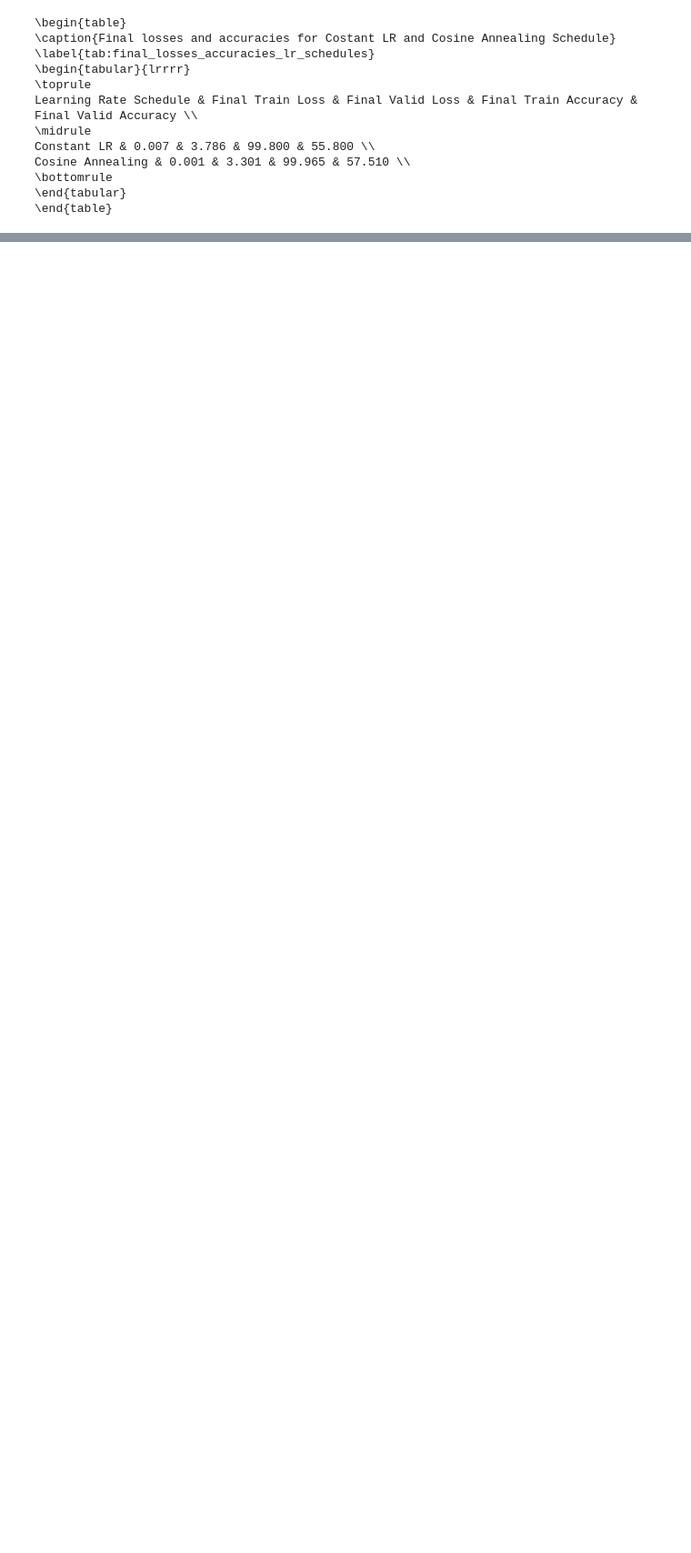
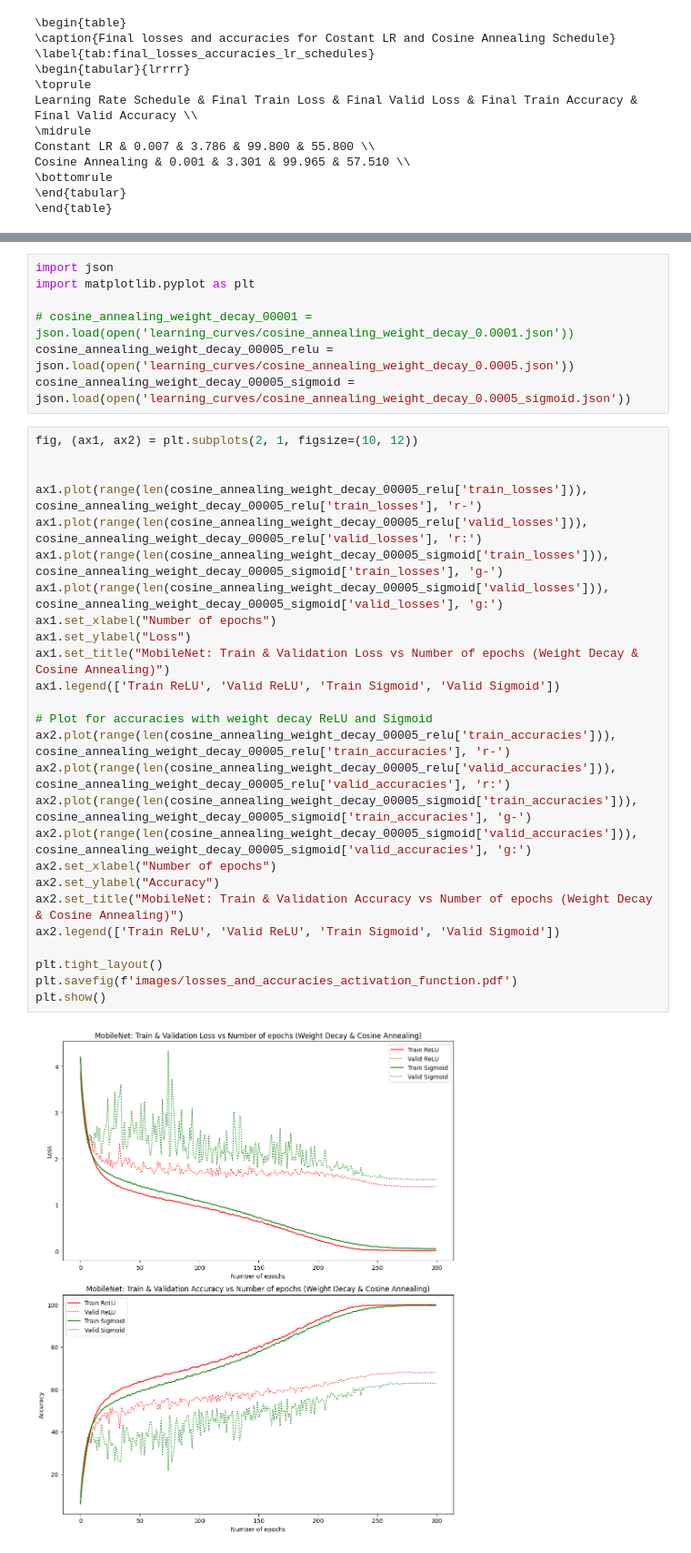
Before and after one commit to giangson19/ai6103_assignment, a Jupyter notebook: visualization.ipynb, the cells around one changed output, grey strips where cells are left out. Shown at 91% size. Cells and saved outputs as stored; diff of their text form; blank space fills up the shorter version.

```diff
--- a/visualization.ipynb
+++ b/visualization.ipynb
@@ -253,0 +377,35 @@ Cosine Annealing & 0.001 & 3.301 & 99.965 & 57.510 \\
+# %%
+import json
+import matplotlib.pyplot as plt
+
+# cosine_annealing_weight_decay_00001 = json.load(open('learning_curves/cosine_annealing_weight_decay_0.0001.json'))
+cosine_annealing_weight_decay_00005_relu = json.load(open('learning_curves/cosine_annealing_weight_decay_0.0005.json'))
+cosine_annealing_weight_decay_00005_sigmoid = json.load(open('learning_curves/cosine_annealing_weight_decay_0.0005_sigmoid.json'))
+# %%
+fig, (ax1, ax2) = plt.subplots(2, 1, figsize=(10, 12))
+
+
+ax1.plot(range(len(cosine_annealing_weight_decay_00005_relu['train_losses'])), cosine_annealing_weight_decay_00005_relu['train_losses'], 'r-')
+ax1.plot(range(len(cosine_annealing_weight_decay_00005_relu['valid_losses'])), cosine_annealing_weight_decay_00005_relu['valid_losses'], 'r:')
+ax1.plot(range(len(cosine_annealing_weight_decay_00005_sigmoid['train_losses'])), cosine_annealing_weight_decay_00005_sigmoid['train_losses'], 'g-')
+ax1.plot(range(len(cosine_annealing_weight_decay_00005_sigmoid['valid_losses'])), cosine_annealing_weight_decay_00005_sigmoid['valid_losses'], 'g:')
+ax1.set_xlabel("Number of epochs")
+ax1.set_ylabel("Loss")
+ax1.set_title("MobileNet: Train & Validation Loss vs Number of epochs (Weight Decay & Cosine Annealing)")
+ax1.legend(['Train ReLU', 'Valid ReLU', 'Train Sigmoid', 'Valid Sigmoid'])
+
+# Plot for accuracies with weight decay ReLU and Sigmoid
+ax2.plot(range(len(cosine_annealing_weight_decay_00005_relu['train_accuracies'])), cosine_annealing_weight_decay_00005_relu['train_accuracies'], 'r-')
+ax2.plot(range(len(cosine_annealing_weight_decay_00005_relu['valid_accuracies'])), cosine_annealing_weight_decay_00005_relu['valid_accuracies'], 'r:')
+ax2.plot(range(len(cosine_annealing_weight_decay_00005_sigmoid['train_accuracies'])), cosine_annealing_weight_decay_00005_sigmoid['train_accuracies'], 'g-')
+ax2.plot(range(len(cosine_annealing_weight_decay_00005_sigmoid['valid_accuracies'])), cosine_annealing_weight_decay_00005_sigmoid['valid_accuracies'], 'g:')
+ax2.set_xlabel("Number of epochs")
+ax2.set_ylabel("Accuracy")
+ax2.set_title("MobileNet: Train & Validation Accuracy vs Number of epochs (Weight Decay & Cosine Annealing)")
+ax2.legend(['Train ReLU', 'Valid ReLU', 'Train Sigmoid', 'Valid Sigmoid'])
+
+plt.tight_layout()
+plt.savefig(f'images/losses_and_accuracies_activation_function.pdf')
+plt.show()
+# %% [output]
+[figure, added]
```
Also changed, not shown: parts of 11 cells of this notebook, 5 other files.
